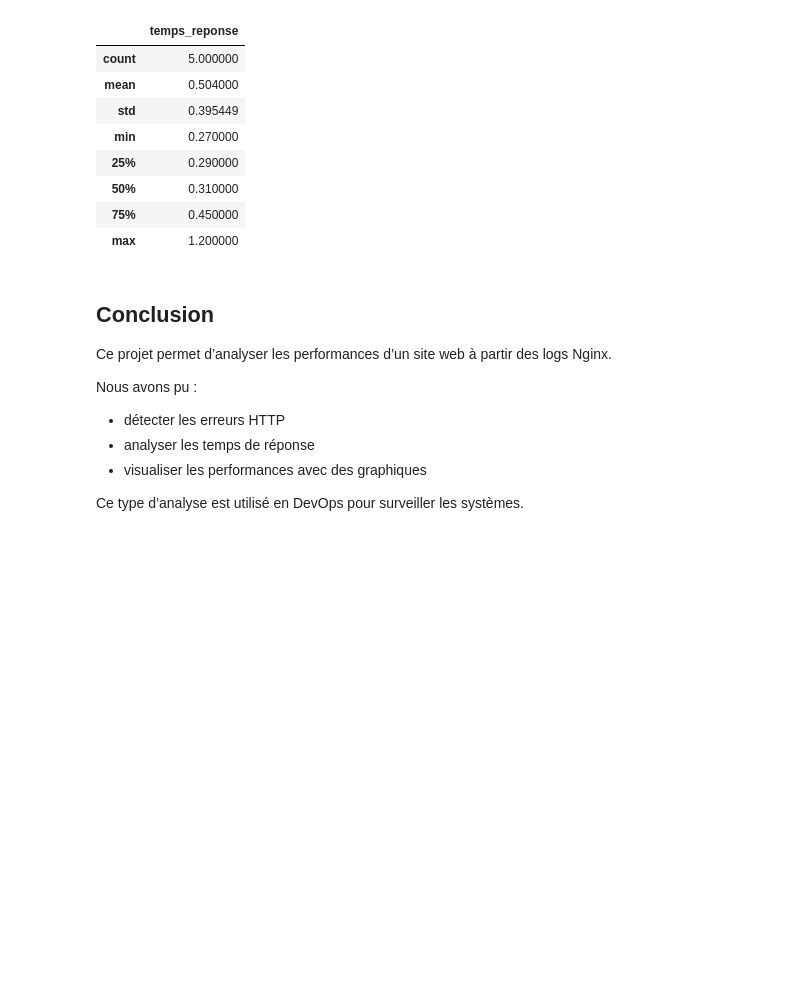
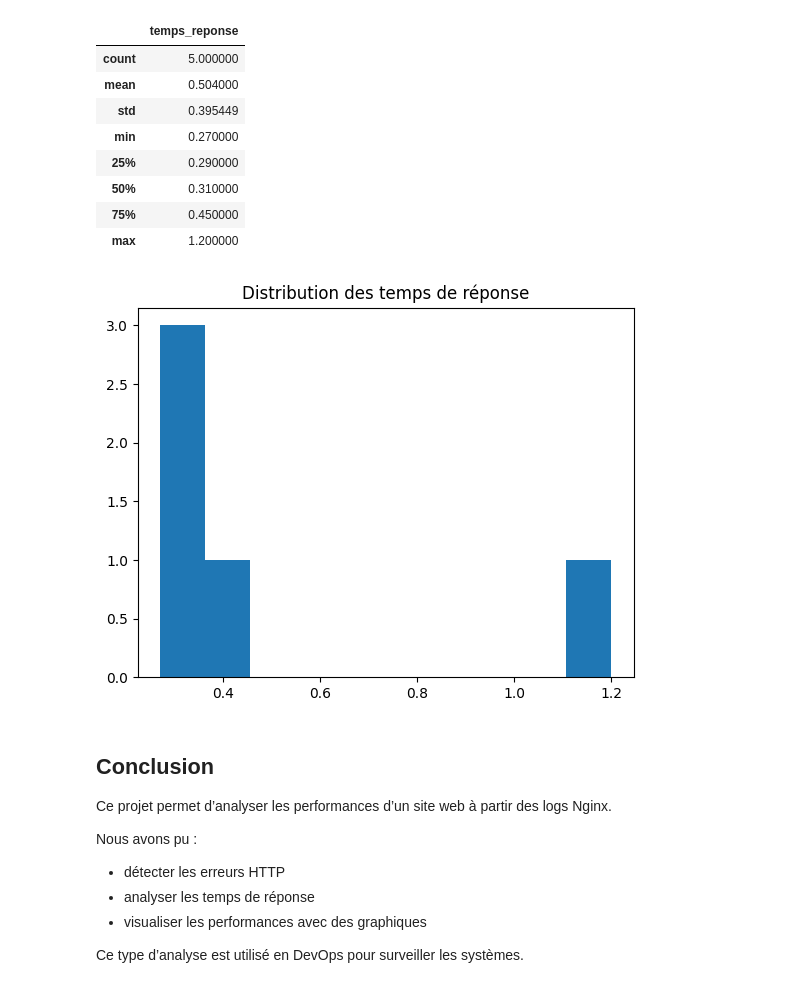
Before and after one commit to CollegeBoreal/INF1102-201-26H-05-ext, a Jupyter notebook: 8.Project/300141570/RAPPORT.ipynb, the cells around one changed output. Drawn from its saved outputs; the diff is of its cells as text; code cells hidden in the pictures; blank space fills up the shorter version.

```diff
--- a/8.Project/300141570/RAPPORT.ipynb
+++ b/8.Project/300141570/RAPPORT.ipynb
@@ -99,6 +99,14 @@ for line in lines:
     parts = line.strip().split()
     if len(parts) >= 5:
         times.append(float(parts[4]))
+# %%
+import matplotlib.pyplot as plt
+
+plt.hist(times)
+plt.title("Distribution des temps de réponse")
+plt.show()
+# %% [output]
+[figure, added]
 # %% [markdown]
 ## Conclusion
 
```
Also changed, not shown: parts of 1 cell of this notebook.
